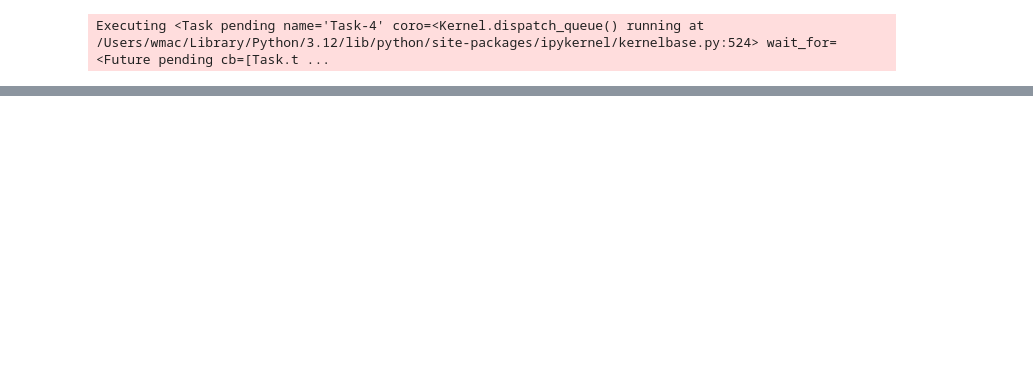
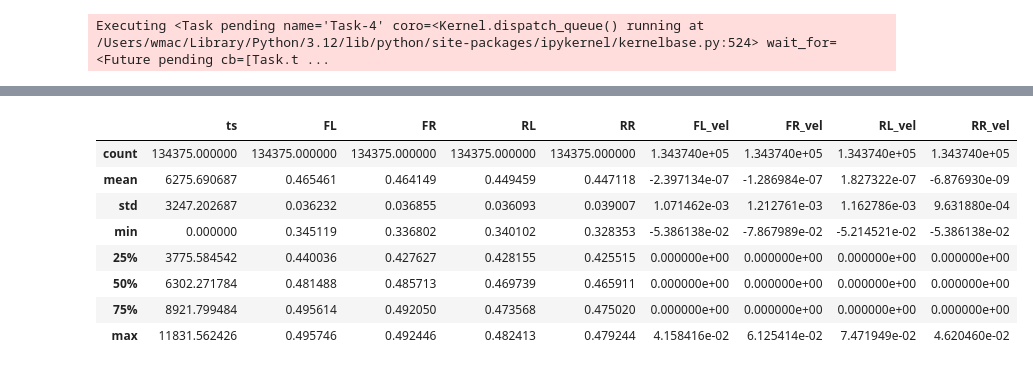
Before and after one commit to cwru-baja/candump_tooling, a Jupyter notebook: linpots.ipynb, the cells around one changed output, grey strips where cells are left out. Cells and saved outputs as stored; diff of their text form; code cells hidden in the pictures; blank space fills up the shorter version.

```diff
--- a/linpots.ipynb
+++ b/linpots.ipynb
@@ -52,0 +68,12 @@ Executing <Task pending name='Task-4' coro=<Kernel.dispatch_queue() running at /
+# %%
+df.describe()
+# %% [output]
+|  | ts | FL | FR | RL | RR | FL_vel | FR_vel | RL_vel | RR_vel |
+| count | 134375.000000 | 134375.000000 | 134375.000000 | 134375.000000 | 134375.000000 | 1.343740e+05 | 1.343740e+05 | 1.343740e+05 | 1.343740e+05 |
+| mean | 6275.690687 | 0.465461 | 0.464149 | 0.449459 | 0.447118 | -2.397134e-07 | -1.286984e-07 | 1.827322e-07 | -6.876930e-09 |
+| std | 3247.202687 | 0.036232 | 0.036855 | 0.036093 | 0.039007 | 1.071462e-03 | 1.212761e-03 | 1.162786e-03 | 9.631880e-04 |
+| min | 0.000000 | 0.345119 | 0.336802 | 0.340102 | 0.328353 | -5.386138e-02 | -7.867989e-02 | -5.214521e-02 | -5.386138e-02 |
+| 25% | 3775.584542 | 0.440036 | 0.427627 | 0.428155 | 0.425515 | 0.000000e+00 | 0.000000e+00 | 0.000000e+00 | 0.000000e+00 |
+| 50% | 6302.271784 | 0.481488 | 0.485713 | 0.469739 | 0.465911 | 0.000000e+00 | 0.000000e+00 | 0.000000e+00 | 0.000000e+00 |
+| 75% | 8921.799484 | 0.495614 | 0.492050 | 0.473568 | 0.475020 | 0.000000e+00 | 0.000000e+00 | 0.000000e+00 | 0.000000e+00 |
+| max | 11831.562426 | 0.495746 | 0.492446 | 0.482413 | 0.479244 | 4.158416e-02 | 6.125414e-02 | 7.471949e-02 | 4.620460e-02 |
```
Also changed, not shown: parts of 6 cells of this notebook.
